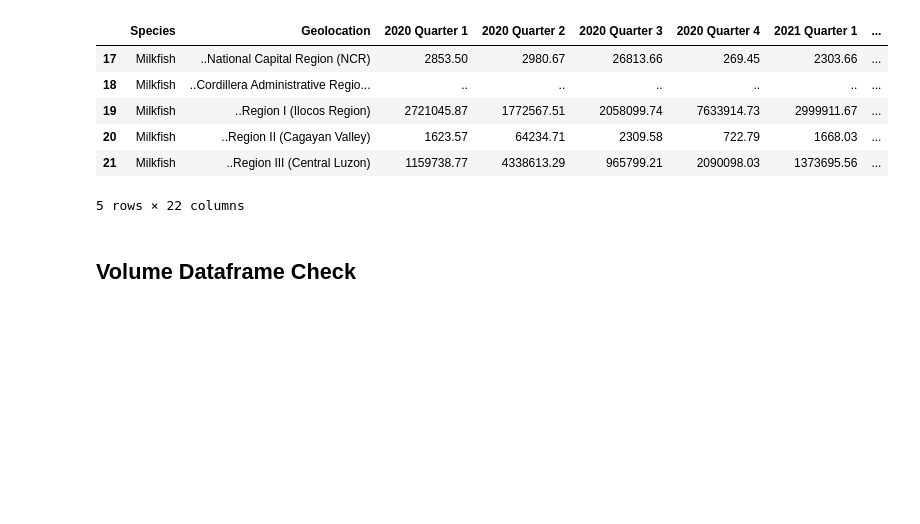
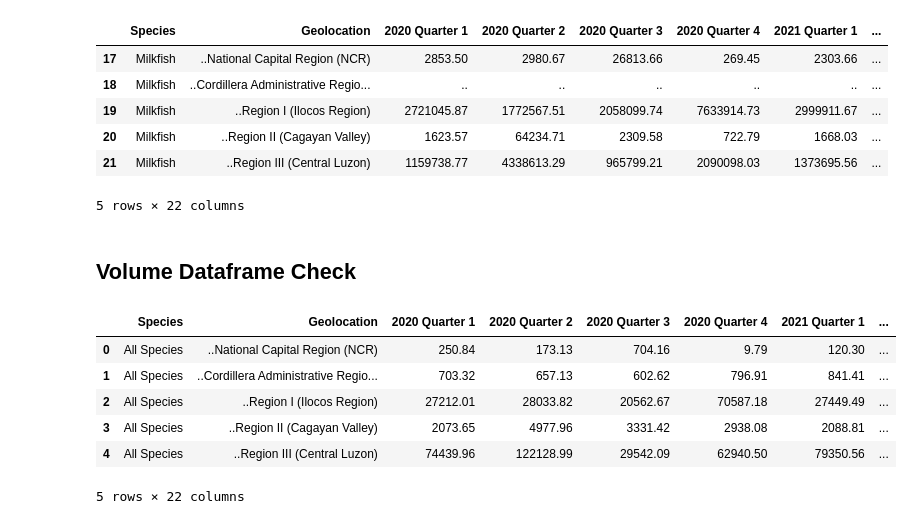
Before and after one commit to jcfrongoso/cs132-final-project, a Jupyter notebook: data-preprocessing-proper.ipynb, the cells around one changed output. Saved outputs shown, nothing was run; the diff lists cells and outputs as text; code cells hidden in the pictures; blank space fills up the shorter version.

```diff
--- a/data-preprocessing-proper.ipynb
+++ b/data-preprocessing-proper.ipynb
@@ -91,2 +93,12 @@ value_df.head()
 # %% [markdown]
 ## Volume Dataframe Check
+# %%
+volume_df.head()
+# %% [output]
+|  | Species | Geolocation | 2020 Quarter 1 | 2020 Quarter 2 | 2020 Quarter 3 | 2020 Quarter 4 | 2021 Quarter 1 | ... |
+| 0 | All Species | ..National Capital Region (NCR) | 250.84 | 173.13 | 704.16 | 9.79 | 120.30 | ... |
+| 1 | All Species | ..Cordillera Administrative Regio... | 703.32 | 657.13 | 602.62 | 796.91 | 841.41 | ... |
+| 2 | All Species | ..Region I (Ilocos Region) | 27212.01 | 28033.82 | 20562.67 | 70587.18 | 27449.49 | ... |
+| 3 | All Species | ..Region II (Cagayan Valley) | 2073.65 | 4977.96 | 3331.42 | 2938.08 | 2088.81 | ... |
+| 4 | All Species | ..Region III (Central Luzon) | 74439.96 | 122128.99 | 29542.09 | 62940.50 | 79350.56 | ... |
+5 rows × 22 columns
```
Also changed, not shown: parts of 8 cells of this notebook.
